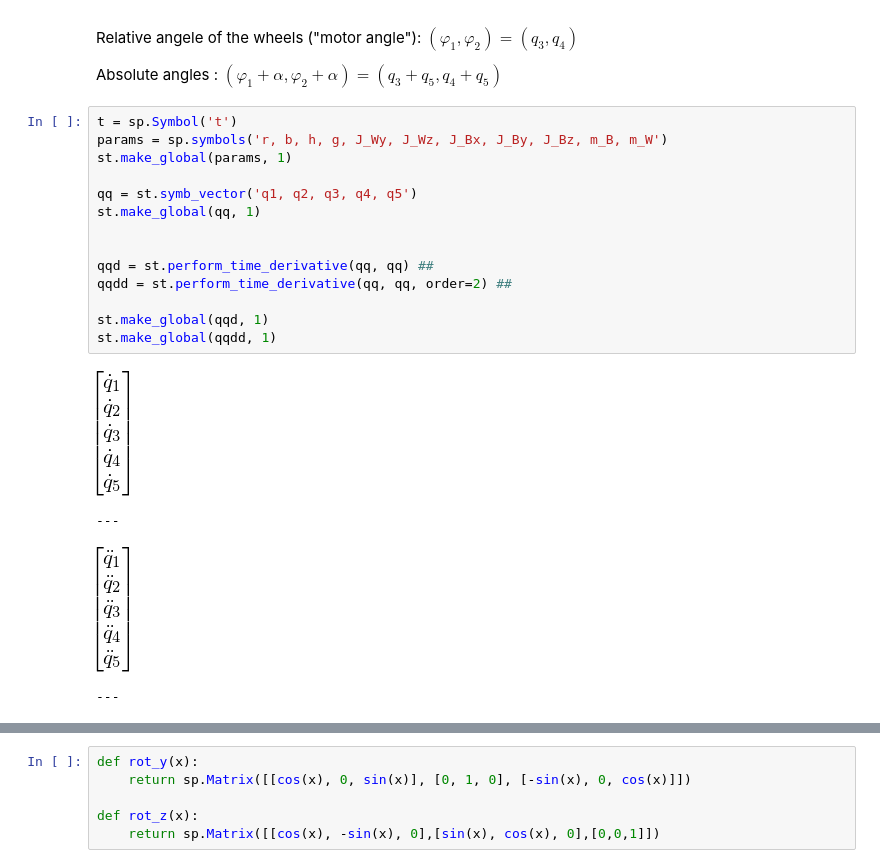
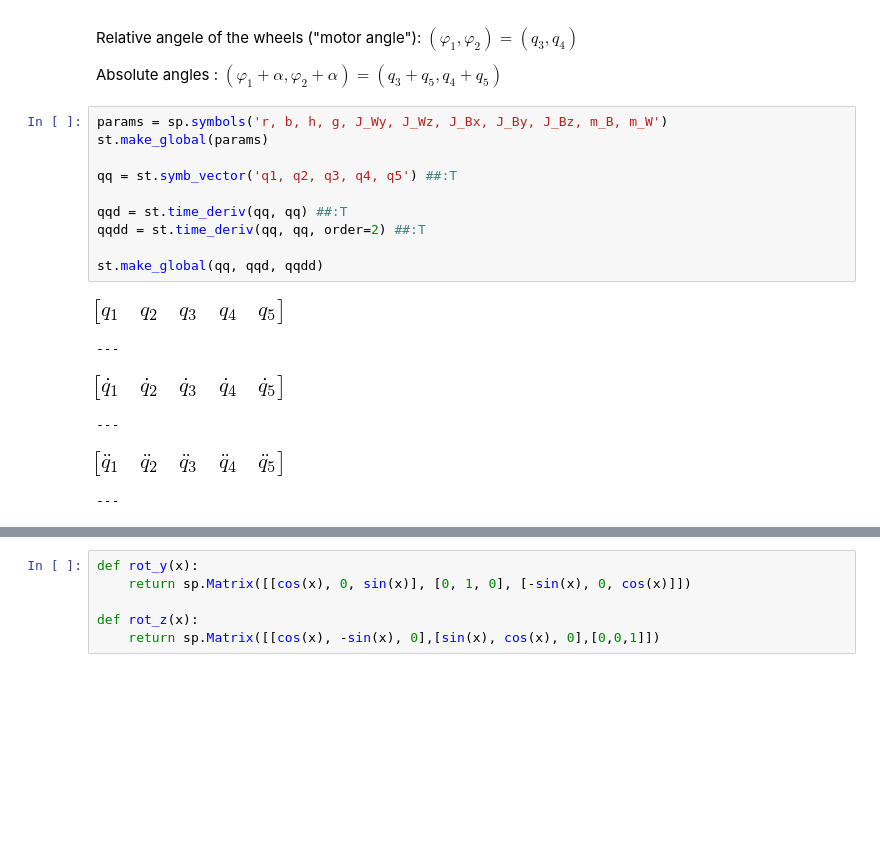
Before and after one commit to TUD-RST/ssd2016KRD, a Jupyter notebook: holonomic_modeling_and_hierarchic_tracking_control_of an_unstable_underactuated_nonholonomic_system.ipynb, the cells around one changed output, grey strips where cells are left out. Cells and saved outputs as stored; diff of their text form; blank space fills up the shorter version.

```diff
--- a/holonomic_modeling_and_hierarchic_tracking_control_of an_unstable_underactuated_nonholonomic_system.ipynb
+++ b/holonomic_modeling_and_hierarchic_tracking_control_of an_unstable_underactuated_nonholonomic_system.ipynb
@@ -56,24 +52,22 @@ Relative angele of the wheels ("motor angle"): $(\varphi_1, \varphi_2) = (q_3, q
 
 Absolute angles : $(\varphi_1 + \alpha, \varphi_2 + \alpha) = (q_3 + q_5, q_4 + q_5)$
 # %%
-t = sp.Symbol('t')
 params = sp.symbols('r, b, h, g, J_Wy, J_Wz, J_Bx, J_By, J_Bz, m_B, m_W')
-st.make_global(params, 1)
+st.make_global(params)
 
-qq = st.symb_vector('q1, q2, q3, q4, q5')
-st.make_global(qq, 1)
+qq = st.symb_vector('q1, q2, q3, q4, q5') ##:T
 
+qqd = st.time_deriv(qq, qq) ##:T
+qqdd = st.time_deriv(qq, qq, order=2) ##:T
 
-qqd = st.perform_time_derivative(qq, qq) ##
-qqdd = st.perform_time_derivative(qq, qq, order=2) ##
-
-st.make_global(qqd, 1)
-st.make_global(qqdd, 1)
+st.make_global(qq, qqd, qqdd)
 # %% [output]
-[figure, old version]
+[figure, new version]
 ---
-[figure, old version]
+[figure, new version]
 ---
+[figure, added]
+---
 # %%
 # auxiliarry quantity
 theta = (q3 - q4)*r/b ##
```
Also changed, not shown: parts of 13 cells of this notebook, 1 other file.
